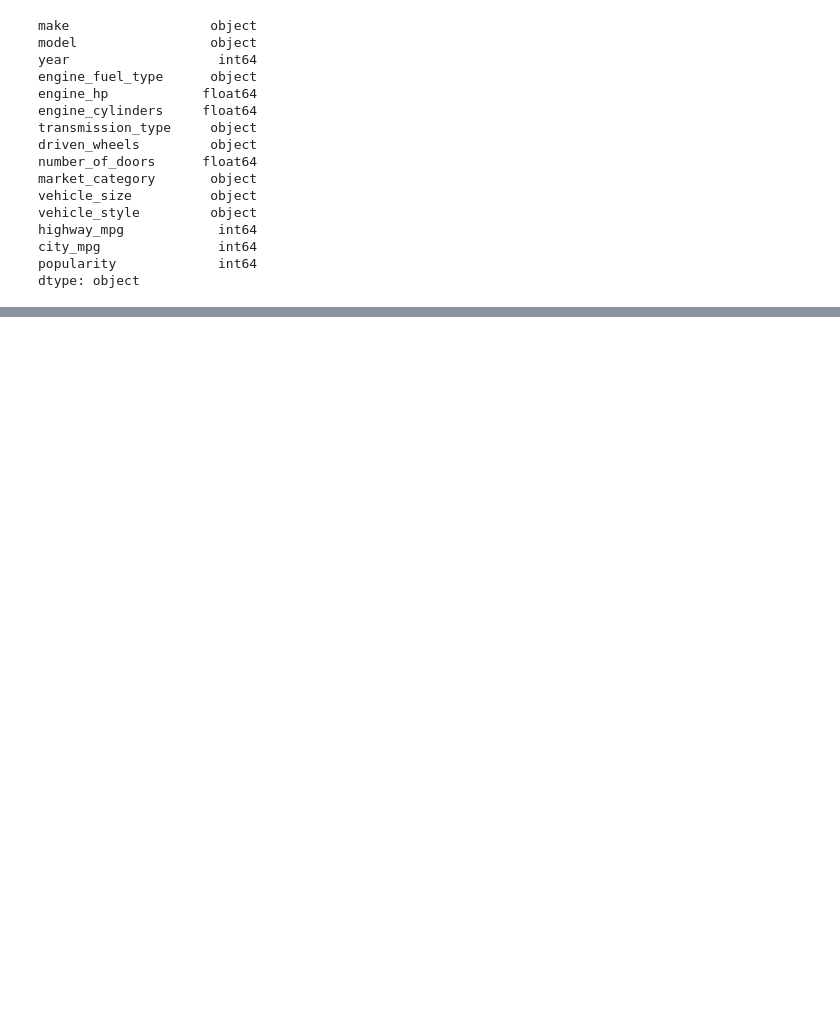
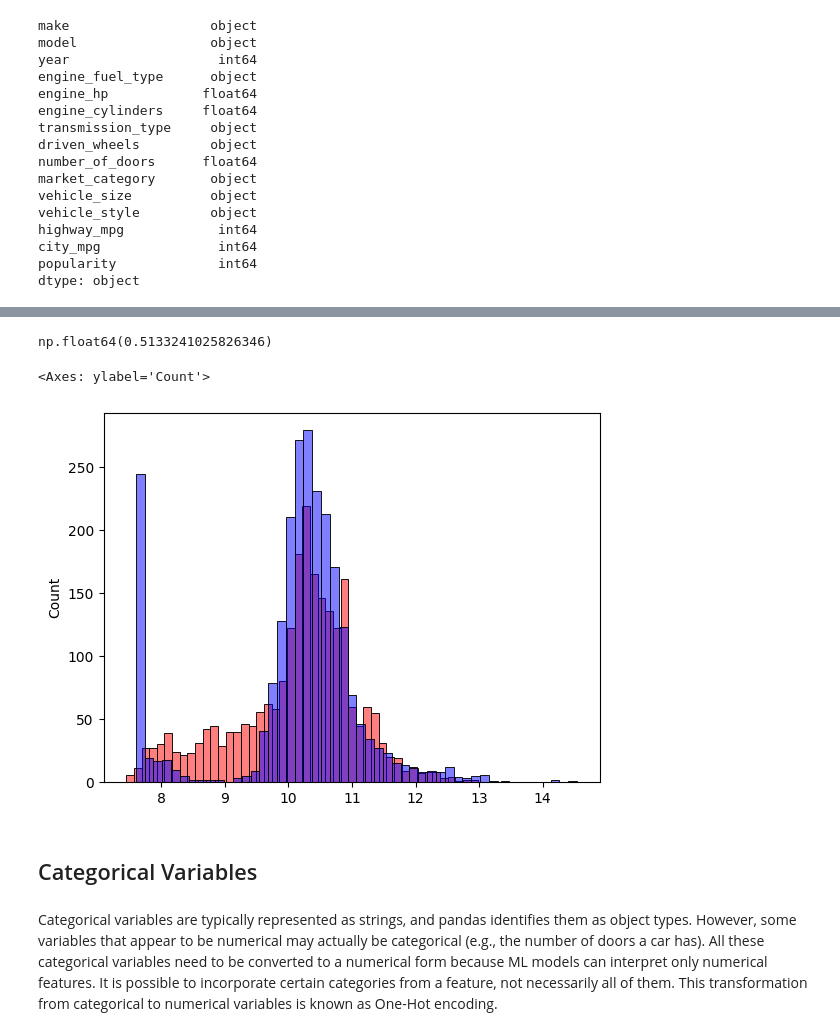
Before and after one commit to zarirahmani/car_price_prediction, a Jupyter notebook: car_price_prediction/regression.ipynb, the cells around one changed output, grey strips where cells are left out. Cells and saved outputs as stored; diff of their text form; code cells hidden in the pictures; blank space fills up the shorter version.

```diff
--- a/car_price_prediction/regression.ipynb
+++ b/car_price_prediction/regression.ipynb
@@ -369,0 +568,12 @@ dtype: object
+# %%
+base = ['engine_hp', 'engine_cylinders', 'highway_mpg', 'city_mpg','popularity']
+X_train = cars_train[base].values  # Extract the feature values as a NumPy array
+
+# I will check whether we have missing values. I will fill them with 0s.
+X_train = cars_train[base].fillna(0).values
+
+w0, w = train_linear_regression(X_train, y_train)
+
+# Now, I can use weights to make predictions.
+y_pred = w0 + X_train.dot(w)
+y_pred
@@ -369,0 +583,6 @@ dtype: object
+# %%
+def prepare_X(cars):
+    cars_num = cars[base]
+    cars_num = cars_num.fillna(0)
+    X = cars_num.values
+    return X
@@ -369,0 +607,9 @@ dtype: object
+# %%
+def prepare_X(cars):
+    cars = cars.copy()  # Create a copy to avoid modifying the original DataFrame
+    cars['age'] = 2017 - cars.year
+    features = base + ['age']
+    cars_num = cars[features]
+    cars_num = cars_num.fillna(0)
+    X = cars_num.values
+    return X
@@ -369,0 +630,19 @@ dtype: object
+# %%
+X_train = prepare_X(cars_train)
+w0, w = train_linear_regression(X_train, y_train)
+
+X_val = prepare_X(cars_val)
+y_pred = w0 + X_val.dot(w)
+rmse(y_val, y_pred)
+# %% [output]
+np.float64(0.5133241025826346)
+# %%
+sns.histplot(y_pred, color = 'red', alpha = 0.5, bins=50)
+sns.histplot(y_val, color = 'blue', alpha = 0.5, bins = 50)
+# %% [output]
+<Axes: ylabel='Count'>
+[figure, added]
+# %% [markdown]
+## Categorical Variables
+# %% [markdown]
+Categorical variables are typically represented as strings, and pandas identifies them as object types. However, some variables that appear to be numerical may actually be categorical (e.g., the number of doors a car has). All these categorical variables need to be converted to a numerical form because ML models can interpret only numerical features. It is possible to incorporate certain categories from a feature, not necessarily all of them. This transformation from categorical to numerical variables is known as One-Hot encoding.
```
Also changed, not shown: parts of 102 cells of this notebook, 1 other file.
